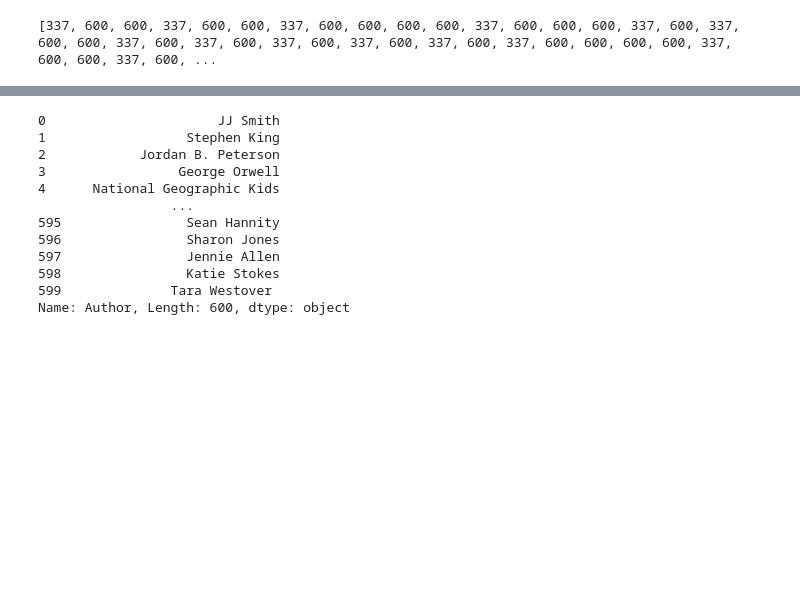
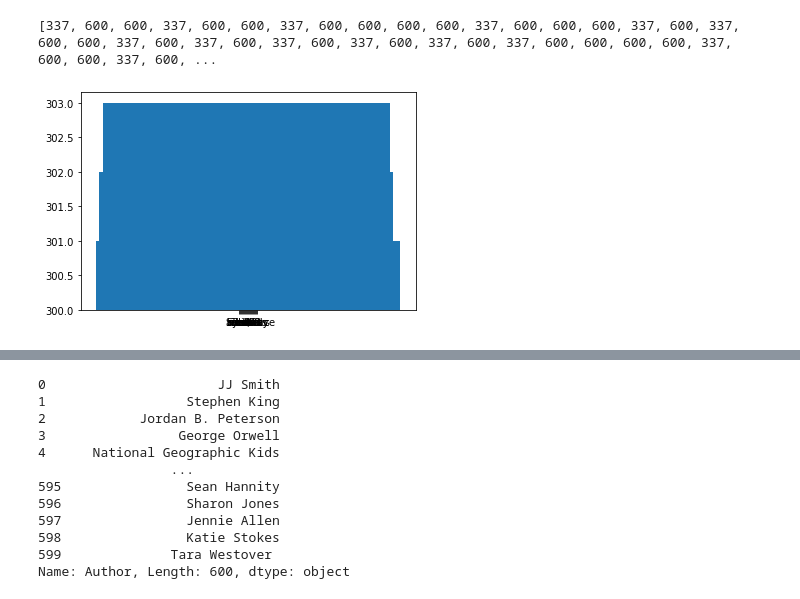
Before and after one commit to Raynould-Joseph/NLP, a Jupyter notebook: Lab2.ipynb, the cells around one changed output, grey strips where cells are left out. Saved outputs shown, nothing was run; the diff lists cells and outputs as text; code cells hidden in the pictures; blank space fills up the shorter version.

```diff
--- a/Lab2.ipynb
+++ b/Lab2.ipynb
@@ -136,3 +136,10 @@ print(wordfreq)
+# %%
+import matplotlib.pyplot as plt
+plt.bar(filtered_sentence,wordfreq,300,300
+        )
+plt.show()
+# %% [output]
+[figure, added]
 # %%
 import matplotlib.pyplot as plt
 plt.bar(filtered_sentence_genre,wordfreq_genre,30,30)
```
Also changed, not shown: parts of 5 cells of this notebook.
